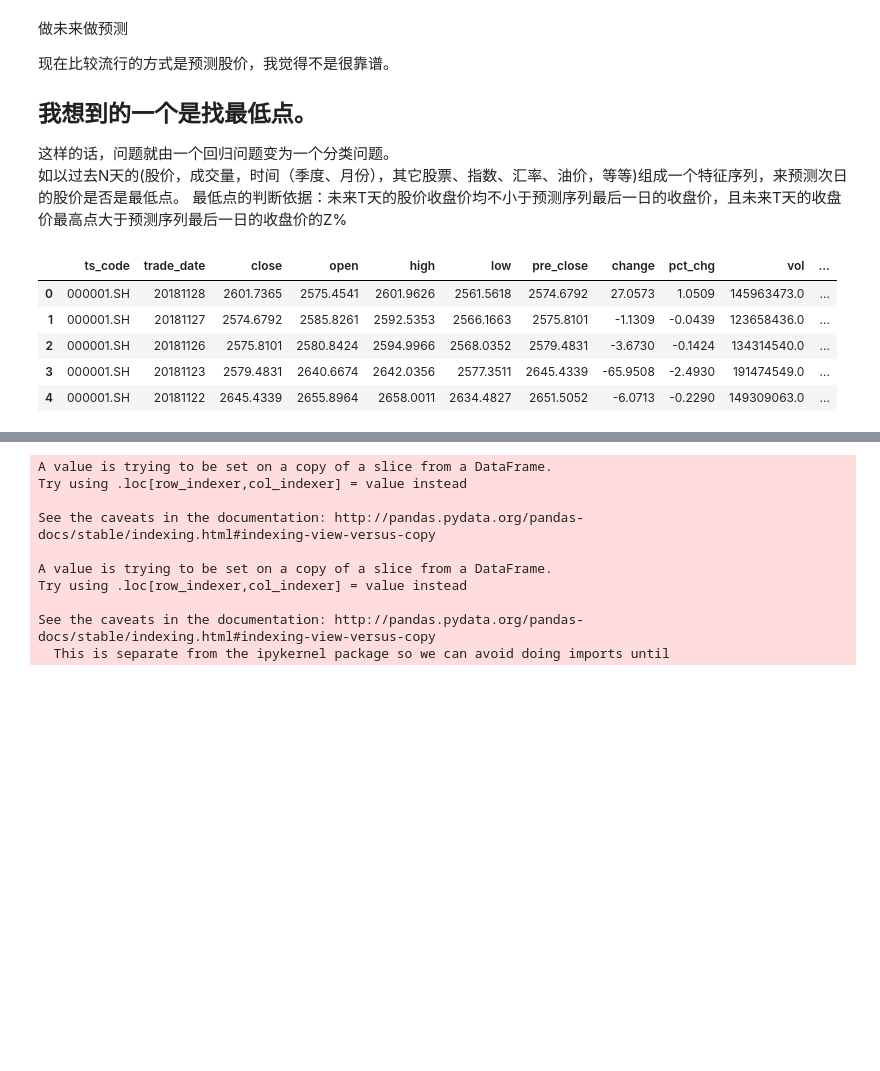
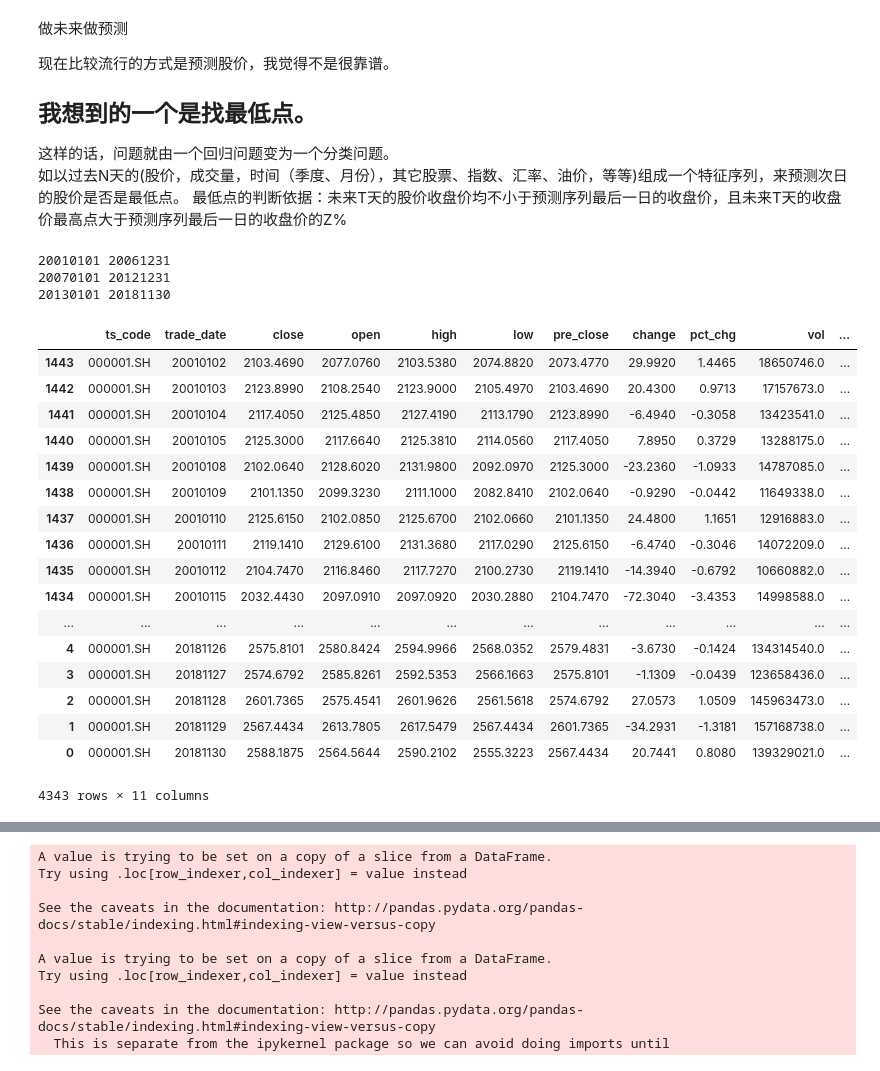
Before and after one commit to mayi140611/finance, a Jupyter notebook: stock_predict.ipynb, the cells around one changed output, grey strips where cells are left out. Saved outputs shown, nothing was run; the diff lists cells and outputs as text; code cells hidden in the pictures; blank space fills up the shorter version.

```diff
--- a/stock_predict.ipynb
+++ b/stock_predict.ipynb
@@ -18,11 +180,29 @@ pro = ts.pro_api()
+# %%
+t = tt()
 # %%
-df = pro.index_daily(ts_code='000001.SH')
+df = t.index_daily('000001.SH',start_date='20010101', end_date='20181130')
+# %% [output]
+20010101 20061231
+20070101 20121231
+20130101 20181130
 # %%
-df.head()
+df
 # %% [output]
 |  | ts_code | trade_date | close | open | high | low | pre_close | change | pct_chg | vol | ... |
-| 0 | 000001.SH | 20181128 | 2601.7365 | 2575.4541 | 2601.9626 | 2561.5618 | 2574.6792 | 27.0573 | 1.0509 | 145963473.0 | ... |
-| 1 | 000001.SH | 20181127 | 2574.6792 | 2585.8261 | 2592.5353 | 2566.1663 | 2575.8101 | -1.1309 | -0.0439 | 123658436.0 | ... |
-| 2 | 000001.SH | 20181126 | 2575.8101 | 2580.8424 | 2594.9966 | 2568.0352 | 2579.4831 | -3.6730 | -0.1424 | 134314540.0 | ... |
-| 3 | 000001.SH | 20181123 | 2579.4831 | 2640.6674 | 2642.0356 | 2577.3511 | 2645.4339 | -65.9508 | -2.4930 | 191474549.0 | ... |
-| 4 | 000001.SH | 20181122 | 2645.4339 | 2655.8964 | 2658.0011 | 2634.4827 | 2651.5052 | -6.0713 | -0.2290 | 149309063.0 | ... |
+| 1443 | 000001.SH | 20010102 | 2103.4690 | 2077.0760 | 2103.5380 | 2074.8820 | 2073.4770 | 29.9920 | 1.4465 | 18650746.0 | ... |
+| 1442 | 000001.SH | 20010103 | 2123.8990 | 2108.2540 | 2123.9000 | 2105.4970 | 2103.4690 | 20.4300 | 0.9713 | 17157673.0 | ... |
+| 1441 | 000001.SH | 20010104 | 2117.4050 | 2125.4850 | 2127.4190 | 2113.1790 | 2123.8990 | -6.4940 | -0.3058 | 13423541.0 | ... |
+| 1440 | 000001.SH | 20010105 | 2125.3000 | 2117.6640 | 2125.3810 | 2114.0560 | 2117.4050 | 7.8950 | 0.3729 | 13288175.0 | ... |
+| 1439 | 000001.SH | 20010108 | 2102.0640 | 2128.6020 | 2131.9800 | 2092.0970 | 2125.3000 | -23.2360 | -1.0933 | 14787085.0 | ... |
+| 1438 | 000001.SH | 20010109 | 2101.1350 | 2099.3230 | 2111.1000 | 2082.8410 | 2102.0640 | -0.9290 | -0.0442 | 11649338.0 | ... |
+| 1437 | 000001.SH | 20010110 | 2125.6150 | 2102.0850 | 2125.6700 | 2102.0660 | 2101.1350 | 24.4800 | 1.1651 | 12916883.0 | ... |
+| 1436 | 000001.SH | 20010111 | 2119.1410 | 2129.6100 | 2131.3680 | 2117.0290 | 2125.6150 | -6.4740 | -0.3046 | 14072209.0 | ... |
+| 1435 | 000001.SH | 20010112 | 2104.7470 | 2116.8460 | 2117.7270 | 2100.2730 | 2119.1410 | -14.3940 | -0.6792 | 10660882.0 | ... |
+| 1434 | 000001.SH | 20010115 | 2032.4430 | 2097.0910 | 2097.0920 | 2030.2880 | 2104.7470 | -72.3040 | -3.4353 | 14998588.0 | ... |
+| ... | ... | ... | ... | ... | ... | ... | ... | ... | ... | ... | ... |
+| 4 | 000001.SH | 20181126 | 2575.8101 | 2580.8424 | 2594.9966 | 2568.0352 | 2579.4831 | -3.6730 | -0.1424 | 134314540.0 | ... |
+| 3 | 000001.SH | 20181127 | 2574.6792 | 2585.8261 | 2592.5353 | 2566.1663 | 2575.8101 | -1.1309 | -0.0439 | 123658436.0 | ... |
+| 2 | 000001.SH | 20181128 | 2601.7365 | 2575.4541 | 2601.9626 | 2561.5618 | 2574.6792 | 27.0573 | 1.0509 | 145963473.0 | ... |
+| 1 | 000001.SH | 20181129 | 2567.4434 | 2613.7805 | 2617.5479 | 2567.4434 | 2601.7365 | -34.2931 | -1.3181 | 157168738.0 | ... |
+| 0 | 000001.SH | 20181130 | 2588.1875 | 2564.5644 | 2590.2102 | 2555.3223 | 2567.4434 | 20.7441 | 0.8080 | 139329021.0 | ... |
+4343 rows × 11 columns
```
Also changed, not shown: parts of 87 cells of this notebook, 5 other files.
